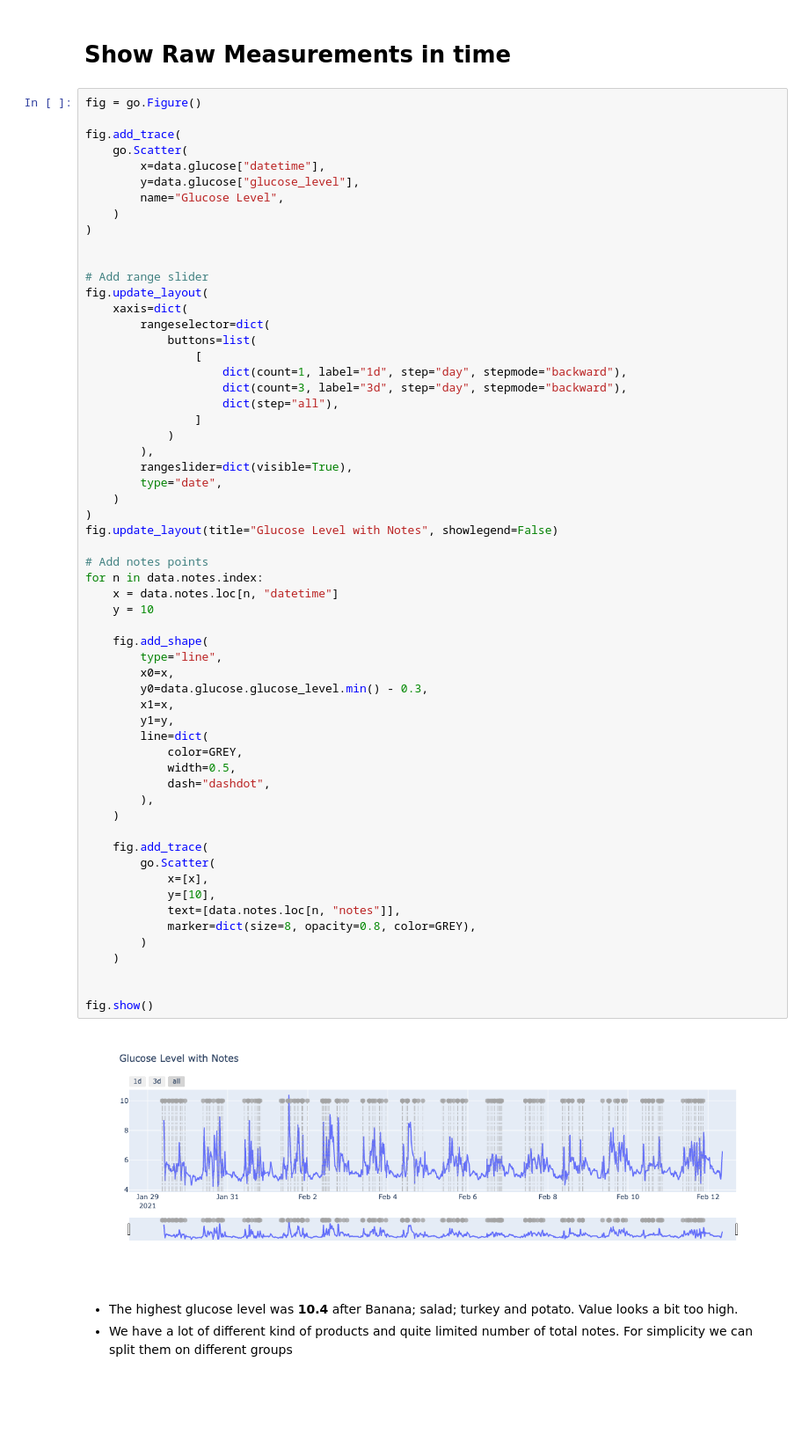
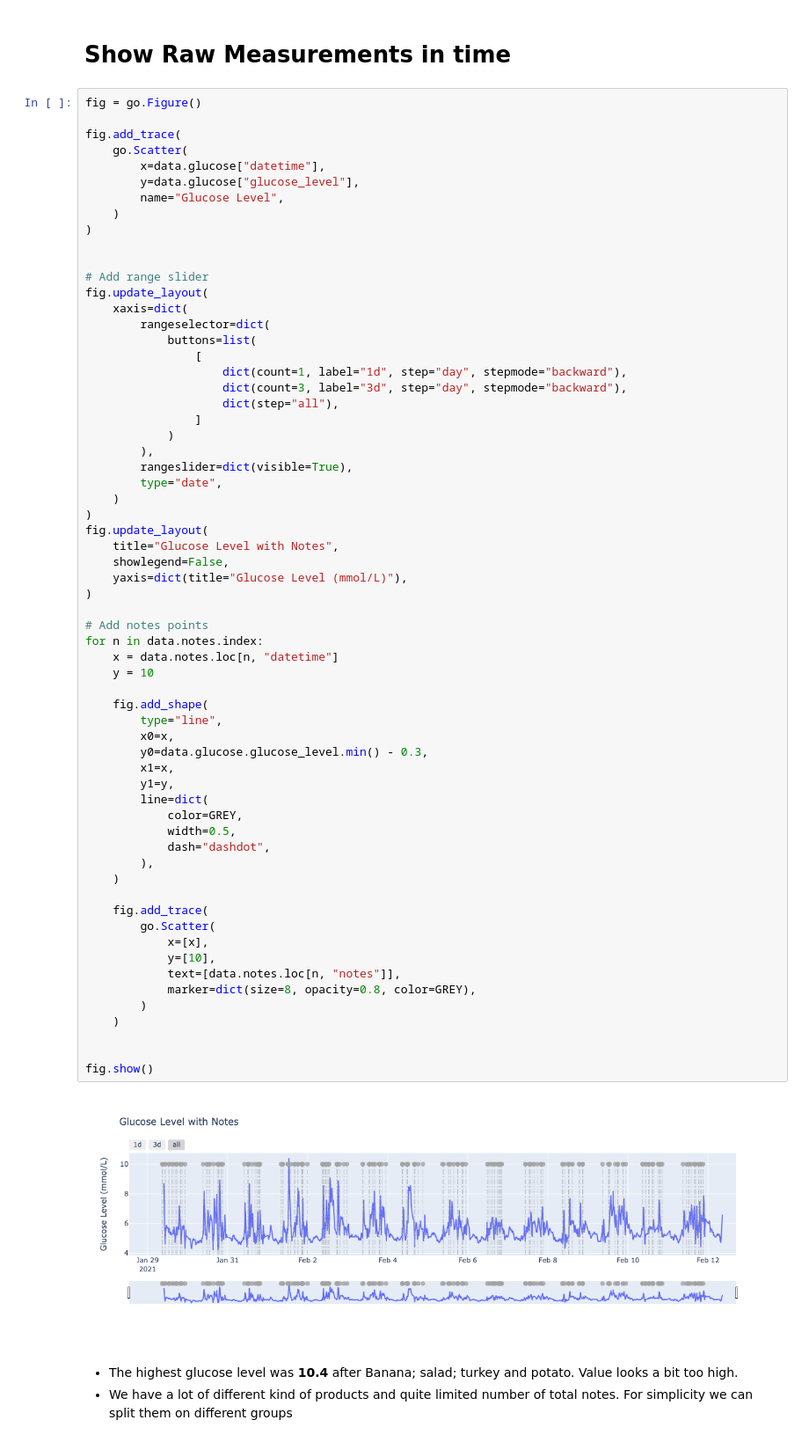
Before and after one commit to artamarkin/sugar-level, a Jupyter notebook: [1]-EDA.ipynb, the cells around one changed output. Shown: that part at 88% size. Drawn from its saved outputs; the diff is of its cells as text; blank space fills up the shorter version.

```diff
--- a/[1]-EDA.ipynb
+++ b/[1]-EDA.ipynb
@@ -95,39 +113,43 @@ fig.update_layout(
         type="date",
     )
 )
-fig.update_layout(title="Glucose Level with Notes", showlegend=False)
+fig.update_layout(
+    title="Glucose Level with Notes",
+    showlegend=False,
+    yaxis=dict(title="Glucose Level (mmol/L)"),
+)
 
 # Add notes points
 for n in data.notes.index:
     x = data.notes.loc[n, "datetime"]
     y = 10
 
     fig.add_shape(
         type="line",
         x0=x,
         y0=data.glucose.glucose_level.min() - 0.3,
         x1=x,
         y1=y,
         line=dict(
             color=GREY,
             width=0.5,
             dash="dashdot",
         ),
     )
 
     fig.add_trace(
         go.Scatter(
             x=[x],
             y=[10],
             text=[data.notes.loc[n, "notes"]],
             marker=dict(size=8, opacity=0.8, color=GREY),
         )
     )
 
 
 fig.show()
 # %% [output]
-[figure, old version]
+[figure, new version]
 # %% [markdown]
 - The highest glucose level was **10.4** after Banana; salad; turkey and potato. Value looks a bit too high.
 - We have a lot of different kind of products and quite limited number of total notes. For simplicity we can split them on different groups
```
Also changed, not shown: parts of 13 cells of this notebook, 1 other file.
